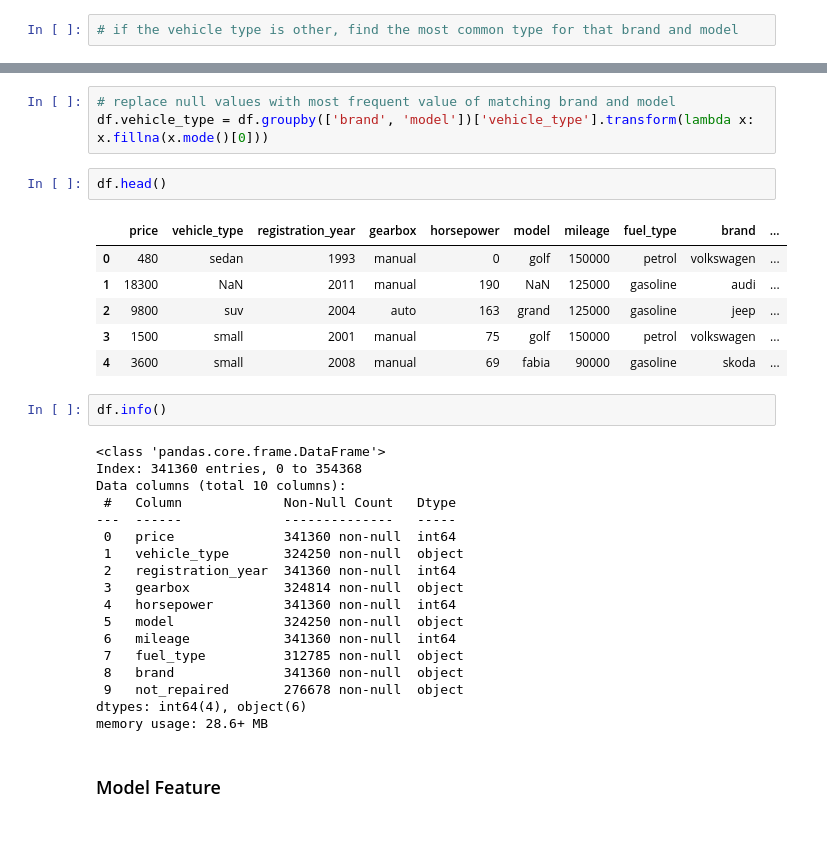
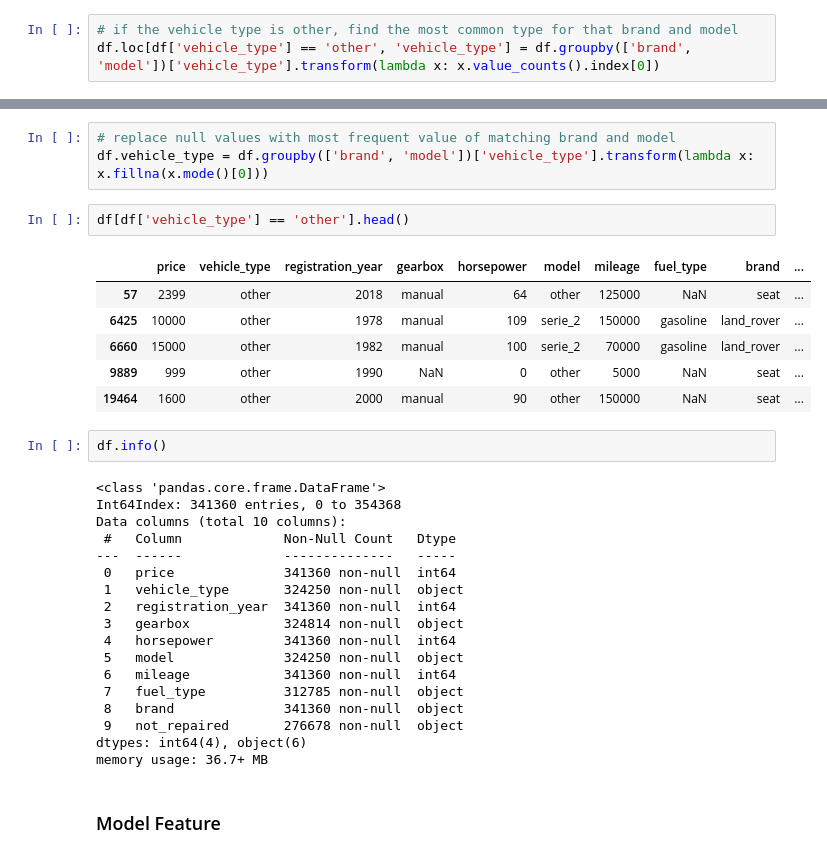
Before and after one commit to Jonathan-Smith-99/car_price_prediction, a Jupyter notebook: sprint_11_car_price_prediction.ipynb, the cells around one changed output, grey strips where cells are left out. Cells and saved outputs as stored; diff of their text form.

```diff
--- a/sprint_11_car_price_prediction.ipynb
+++ b/sprint_11_car_price_prediction.ipynb
@@ -234,3 +245,4 @@ Name: count, dtype: int64
 Sedan is the most common type of vehicle. There are a lot of vehicles with other as the type, and many vehicles without a type. We will attempt to change some of the vehicle types of other to a more specific type, and find the type of vehicles that are missing a type.
 # %%
 # if the vehicle type is other, find the most common type for that brand and model
+df.loc[df['vehicle_type'] == 'other', 'vehicle_type'] = df.groupby(['brand', 'model'])['vehicle_type'].transform(lambda x: x.value_counts().index[0])
@@ -238,19 +262,19 @@ Sedan is the most common type of vehicle. There are a lot of vehicles with other
 # replace null values with most frequent value of matching brand and model
 df.vehicle_type = df.groupby(['brand', 'model'])['vehicle_type'].transform(lambda x: x.fillna(x.mode()[0]))
 # %%
-df.head()
+df[df['vehicle_type'] == 'other'].head()
 # %% [output]
 |  | price | vehicle_type | registration_year | gearbox | horsepower | model | mileage | fuel_type | brand | ... |
-| 0 | 480 | sedan | 1993 | manual | 0 | golf | 150000 | petrol | volkswagen | ... |
-| 1 | 18300 | NaN | 2011 | manual | 190 | NaN | 125000 | gasoline | audi | ... |
-| 2 | 9800 | suv | 2004 | auto | 163 | grand | 125000 | gasoline | jeep | ... |
-| 3 | 1500 | small | 2001 | manual | 75 | golf | 150000 | petrol | volkswagen | ... |
-| 4 | 3600 | small | 2008 | manual | 69 | fabia | 90000 | gasoline | skoda | ... |
+| 57 | 2399 | other | 2018 | manual | 64 | other | 125000 | NaN | seat | ... |
+| 6425 | 10000 | other | 1978 | manual | 109 | serie_2 | 150000 | gasoline | land_rover | ... |
+| 6660 | 15000 | other | 1982 | manual | 100 | serie_2 | 70000 | gasoline | land_rover | ... |
+| 9889 | 999 | other | 1990 | NaN | 0 | other | 5000 | NaN | seat | ... |
+| 19464 | 1600 | other | 2000 | manual | 90 | other | 150000 | NaN | seat | ... |
 # %%
 df.info()
 # %% [output]
 <class 'pandas.core.frame.DataFrame'>
-Index: 341360 entries, 0 to 354368
+Int64Index: 341360 entries, 0 to 354368
 Data columns (total 10 columns):
  #   Column             Non-Null Count   Dtype
 ---  ------             --------------   -----
@@ -265,7 +289,7 @@ Data columns (total 10 columns):
  8   brand              341360 non-null  object
  9   not_repaired       276678 non-null  object
 dtypes: int64(4), object(6)
-memory usage: 28.6+ MB
+memory usage: 36.7+ MB
 # %% [markdown]
 ### Model Feature
 # %%
```
Also changed, not shown: parts of 85 cells of this notebook.
